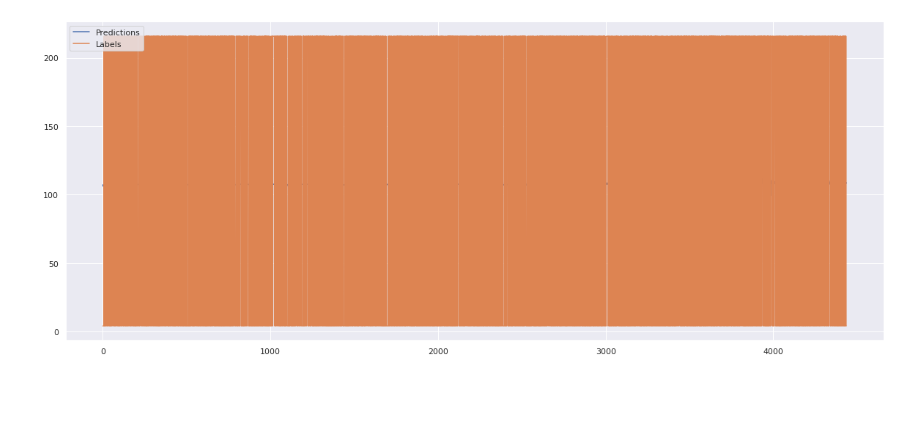
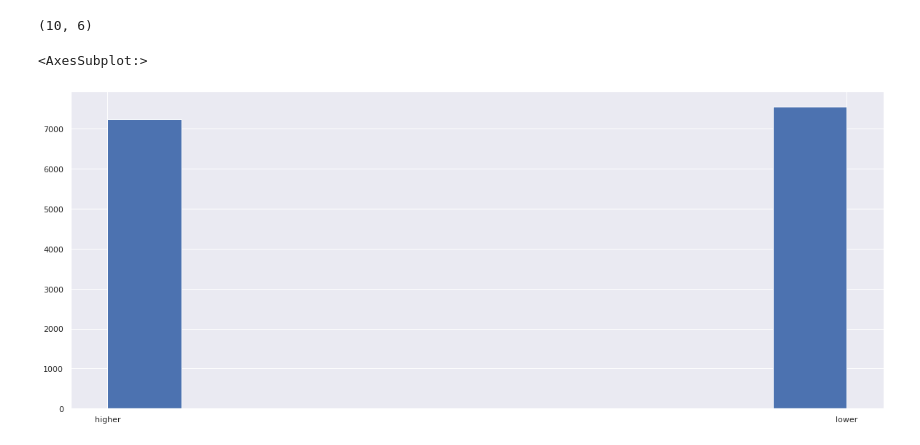
Before and after one commit to Naralas/StonksMarketPrediction, a Jupyter notebook: notebooks/KerasLSTMClassification.ipynb, the cells around one changed output. Drawn from its saved outputs; the diff is of its cells as text; code cells hidden in the pictures; blank space fills up the shorter version.

Commit message:
Updated structure to add keras classification

```diff
--- a/notebooks/KerasLSTMClassification.ipynb
+++ b/notebooks/KerasLSTMClassification.ipynb
@@ -1,26 +0,0 @@
-# %%
-%load_ext autoreload
-%autoreload 2
-
-import pandas as pd
-from tqdm.notebook import tqdm
-import matplotlib.pyplot as plt
-
-import sys
-sys.path.append("..") # Adds higher directory to python modules path.
-
-
-import seaborn as sns
-import matplotlib
-
-plt.rcParams["figure.figsize"] = (20,8)
-
-sns.set_theme()
-
-font = {'family' : 'DejaVu Sans', 'size'   : 25}
-
-matplotlib.rc('font', **font)
-
-import numpy as np
-import tensorflow as tf
-from tensorflow import keras
@@ -37,11 +18,13 @@ FILE_SUFFIX='.txt'
 
 quotation = 'IBM'
 price_column = 'Close'
-project_label='LSTMClassification'
+project_label='KerasLSTMClassification'
 
 predict_n = 5
+
+THRESH_DIFF = None
 # %%
-data_wrapper = StocksDataWrapper.read_from(file_path=f"{DATA_PATH}{quotation}{FILE_SUFFIX}",
+data_wrapper = StocksDataWrapper.read_from(file_path=f"{DATA_PATH}{quotation}{FILE_SUFFIX}", thresh_diff=THRESH_DIFF,
                                            compute_features=True, predict_n=predict_n, normalize=True)
 
 data_wrapper.head()
@@ -277,8 +39,18 @@ plt.show()
-# %%
-ax = plt.gca()
-ax.plot(scaled_preds, label="Predictions")
-ax.plot(scaled_labels, label="Labels")
-plt.legend(loc='best')
-plt.show()
-# %% [output]
-[figure, removed]
+# %%
+y_column = 'Next'
+seq_len = 5
+n_splits=10
+val_size = 0.2
+
+features = ['Close', 'Volume', 'MACD_diff', 'RSI(14)',
+            'EMA(14)', 'SMA(10)', 'SMA(20) - SMA(10)','PercentageDiff', 'LowLen', 'RSI_diff', 'BodyLen', 'Volume_diff']
+datasets_splits = data_wrapper.get_datasets(n_splits=n_splits, val_size=val_size, sequences=True, seq_len=5, y_column=y_column, features_list=features)
+
+datasets_splits.shape
+# %% [output]
+(10, 6)
+# %%
+data_wrapper[y_column].hist()
+# %% [output]
+<AxesSubplot:>
+[figure, added]
```
Also changed, not shown: parts of 22 cells of this notebook, 14 other files.
